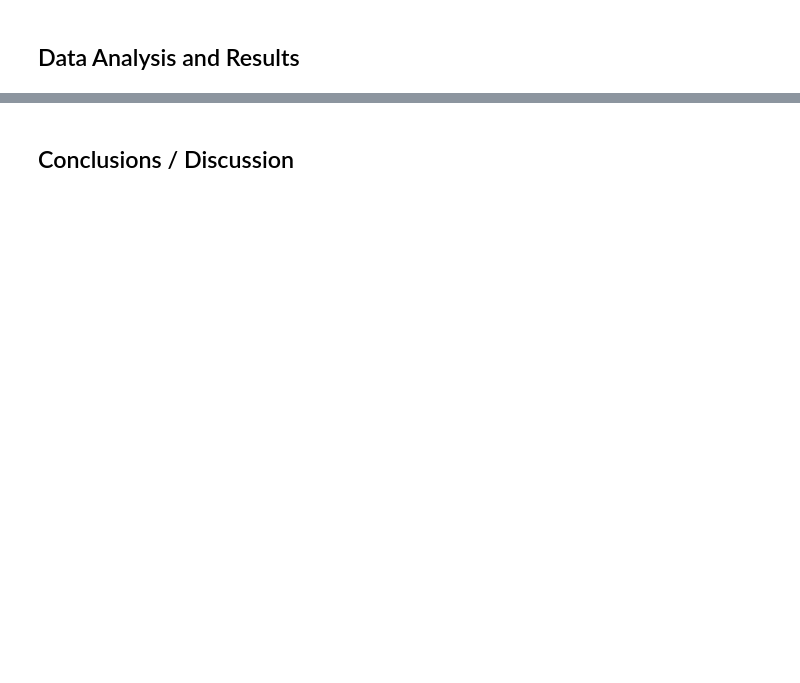
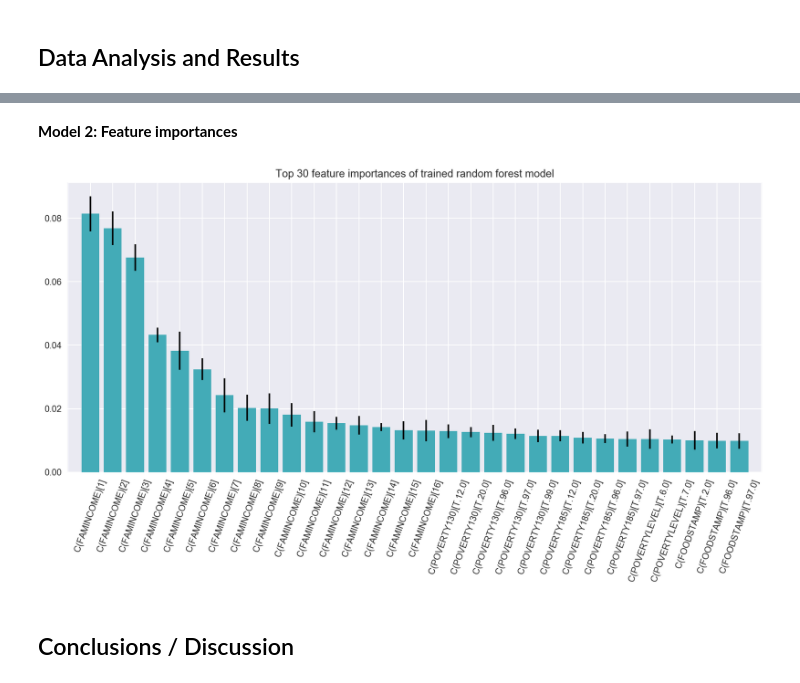
Before and after one commit to br4qua/atus-analysis-obesity, a Jupyter notebook: analyses/FinalProject.ipynb, the cells around one changed output, grey strips where cells are left out. Saved outputs shown, nothing was run; the diff lists cells and outputs as text; code cells hidden in the pictures; blank space fills up the shorter version.

```diff
--- a/analyses/FinalProject.ipynb
+++ b/analyses/FinalProject.ipynb
@@ -162,2 +263,8 @@ plt.show()
+# %% [markdown]
+**Model 2: Feature importances**
+# %%
+generate_feature_importance_plot(clf_model_all_feats, patsy_dinfo2)
+# %% [output]
+[figure, added]
 # %% [markdown]
 ## Conclusions / Discussion
```
Also changed, not shown: parts of 16 cells of this notebook.
